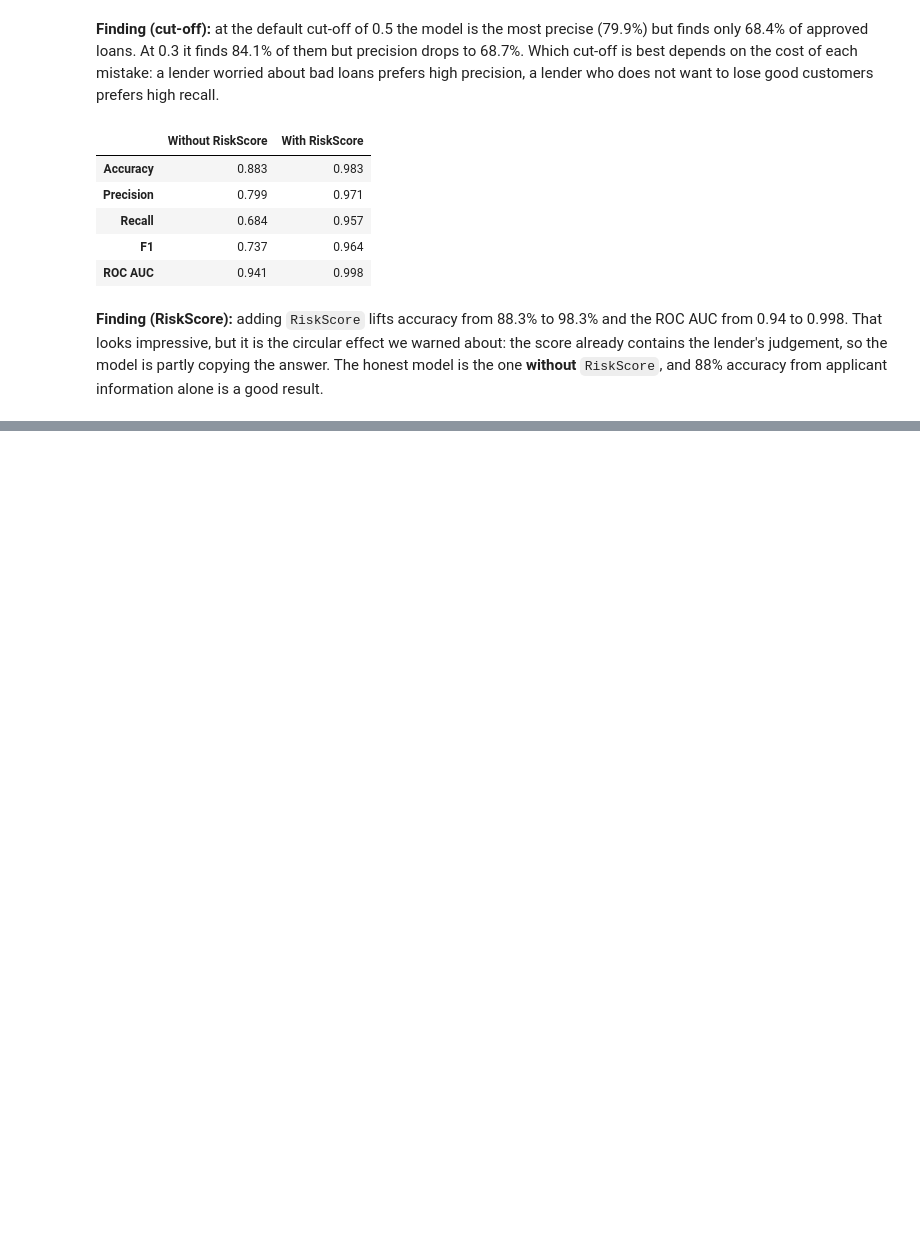
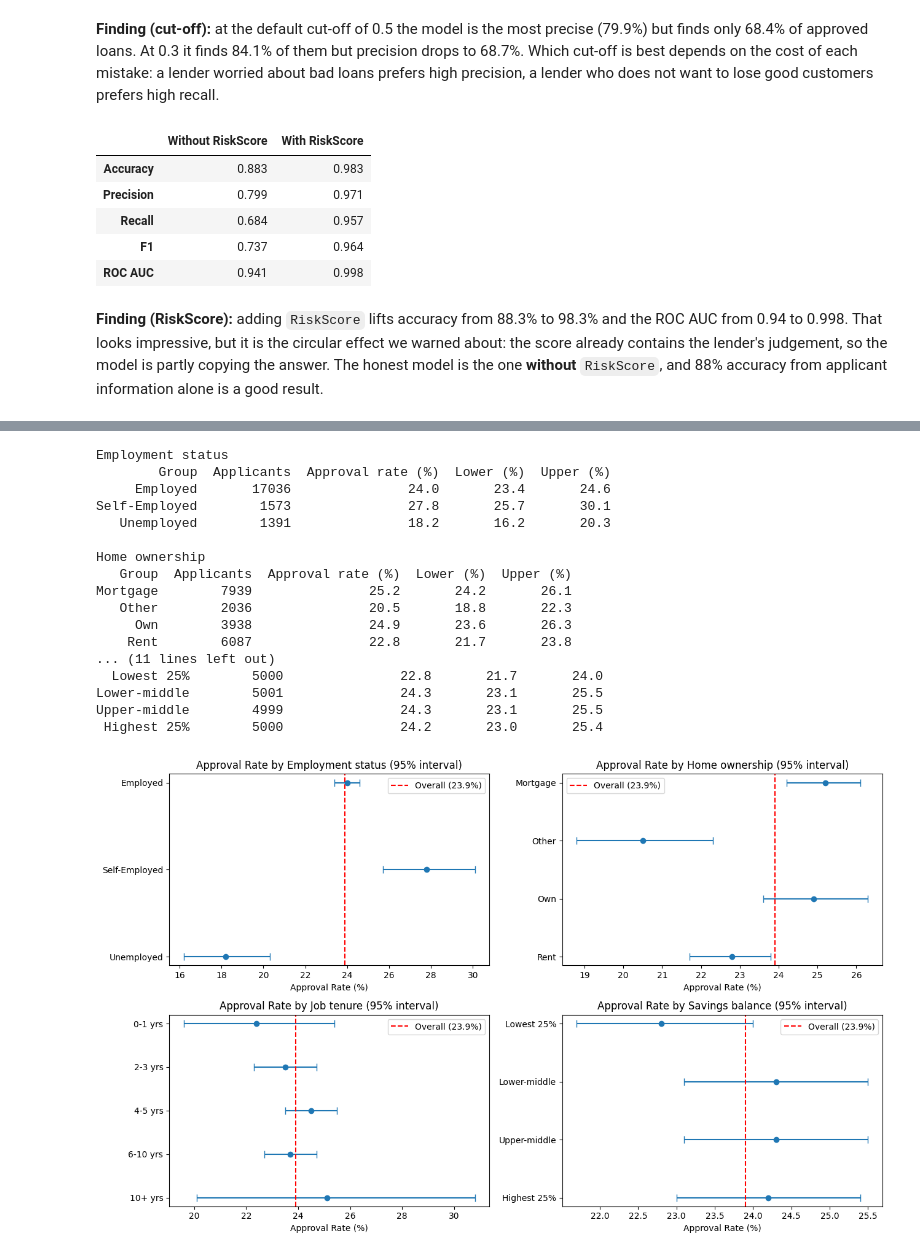
Before and after one commit to nachiket-1/Loan-Approval-Financial-Risk-Analysis, a Jupyter notebook: Loan_Approval_Financial_Risk_Analysis.ipynb, the cells around one changed output, grey strips where cells are left out. Cells and saved outputs as stored; diff of their text form; code cells hidden in the pictures; blank space fills up the shorter version.

```diff
--- a/Loan_Approval_Financial_Risk_Analysis.ipynb
+++ b/Loan_Approval_Financial_Risk_Analysis.ipynb
@@ -906,0 +1050,55 @@ comparison
+# %%
+from scipy.stats import binomtest
+
+def rate_with_ci(data, column):
+    result = []
+    for group, part in data.groupby(column, observed=True)['LoanApproved']:
+        ci = binomtest(int(part.sum()), len(part)).proportion_ci(confidence_level=0.95, method='wilson')
+        result.append({'Group': str(group), 'Applicants': len(part),
+                       'Approval rate (%)': round(part.mean() * 100, 1),
+                       'Lower (%)': round(ci.low * 100, 1), 'Upper (%)': round(ci.high * 100, 1)})
+    return pd.DataFrame(result)
+
+small_effects = {'Employment status': 'EmploymentStatus', 'Home ownership': 'HomeOwnershipStatus',
+                 'Job tenure': 'Tenure Category', 'Savings balance': 'Savings Category'}
+
+fig, axes = plt.subplots(2, 2, figsize=(13, 8))
+for (title, column), ax in zip(small_effects.items(), axes.flatten()):
+    table = rate_with_ci(loans, column)
+    print(title)
+    print(table.to_string(index=False))
+    print()
+
+    rate = table['Approval rate (%)'].values
+    ax.errorbar(rate, range(len(table)),
+                xerr=[rate - table['Lower (%)'].values, table['Upper (%)'].values - rate],
+                fmt='o', color=base_color, capsize=4)
+    ax.axvline(overall_rate, color='red', linestyle='--', label=f'Overall ({overall_rate}%)')
+    ax.set_yticks(range(len(table)))
+    ax.set_yticklabels(table['Group'])
+    ax.invert_yaxis()
+    ax.set_title(f'Approval Rate by {title} (95% interval)')
+    ax.set_xlabel('Approval Rate (%)')
+    ax.legend()
+
+plt.tight_layout()
+plt.show()
+# %% [output]
+Employment status
+        Group  Applicants  Approval rate (%)  Lower (%)  Upper (%)
+     Employed       17036               24.0       23.4       24.6
+Self-Employed        1573               27.8       25.7       30.1
+   Unemployed        1391               18.2       16.2       20.3
+
+Home ownership
+   Group  Applicants  Approval rate (%)  Lower (%)  Upper (%)
+Mortgage        7939               25.2       24.2       26.1
+   Other        2036               20.5       18.8       22.3
+     Own        3938               24.9       23.6       26.3
+    Rent        6087               22.8       21.7       23.8
+... (11 lines left out)
+  Lowest 25%        5000               22.8       21.7       24.0
+Lower-middle        5001               24.3       23.1       25.5
+Upper-middle        4999               24.3       23.1       25.5
+ Highest 25%        5000               24.2       23.0       25.4
+[figure, added]
```
Also changed, not shown: parts of 19 cells of this notebook.
